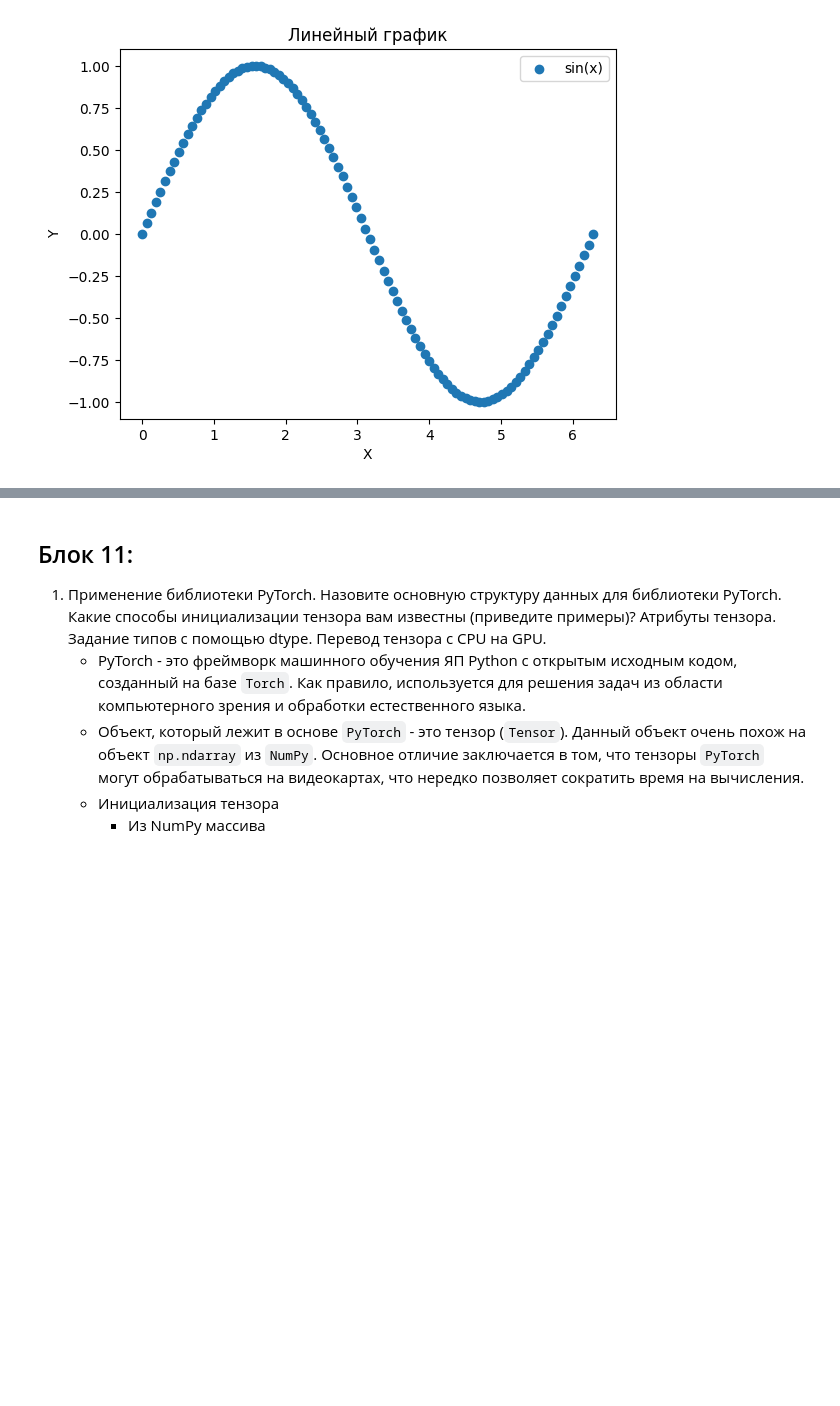
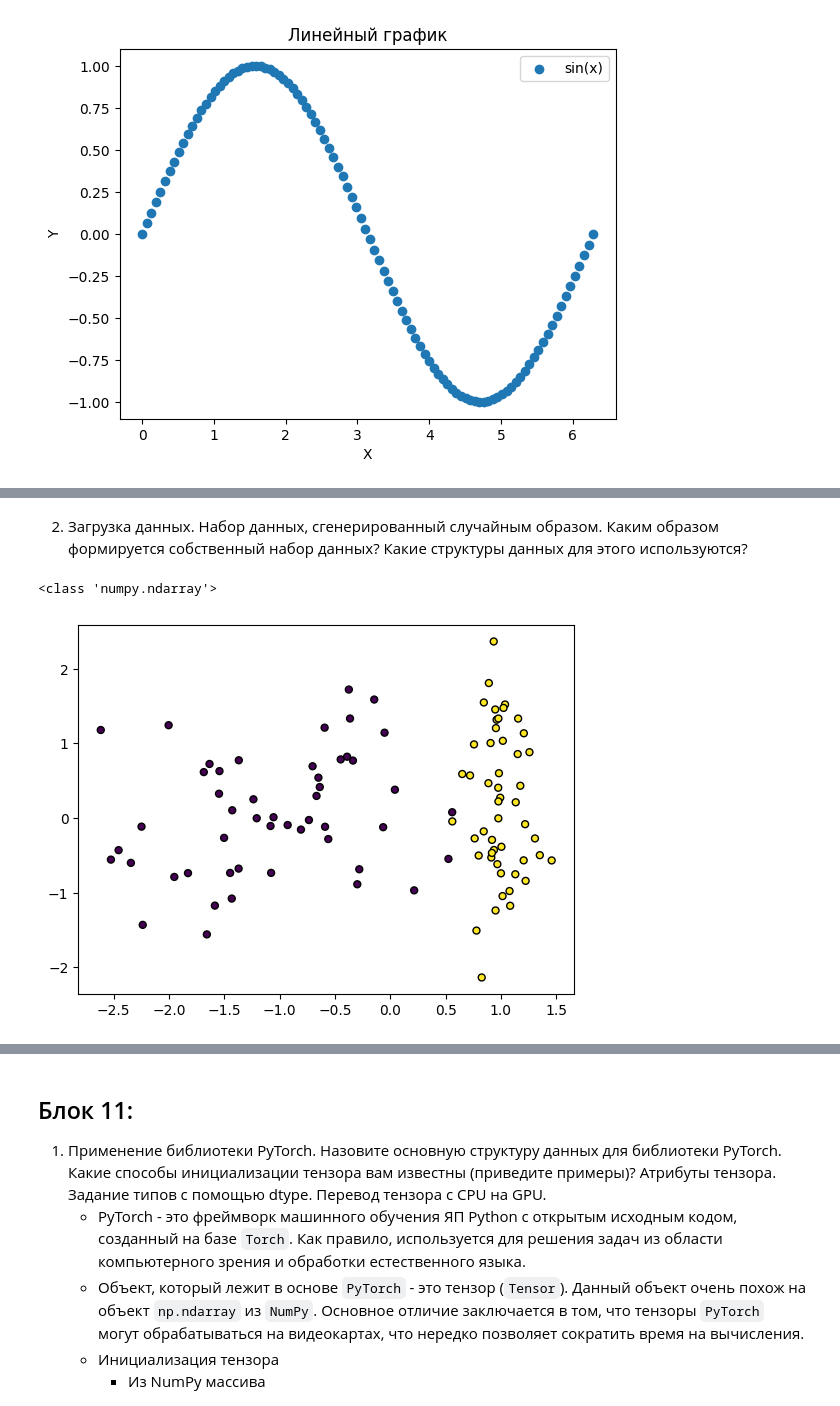
Before and after one commit to Quyntrd/zachet, a Jupyter notebook: zachet.ipynb, the cells around one changed output, grey strips where cells are left out. Saved outputs shown, nothing was run; the diff lists cells and outputs as text; code cells hidden in the pictures; blank space fills up the shorter version.

```diff
--- a/zachet.ipynb
+++ b/zachet.ipynb
@@ -836,0 +873,15 @@ plt.show()
+# %% [markdown]
+2. 	Загрузка данных. Набор данных, сгенерированный случайным образом. Каким образом формируется собственный набор данных? Какие структуры данных для этого используются?
+# %%
+#Тут у нас расхожденя нашего Google Doc-a и лекции про Scikit. Я буду брать инфу из лекции и дока, потому что лекция не полна
+
+import matplotlib.pyplot as plt
+from sklearn.datasets import make_classification
+
+#Пример создания случайного набора для классификации с двумя критериями, тоглько один из ктороых информативен
+x, y = make_classification(n_features=2, n_redundant=0, n_informative=1, n_clusters_per_class=1)
+plt.scatter(x[:, 0], x[:, 1], marker="o", c=y, s=25, edgecolor="k")
+print(type(x)) #Видим, что формируется NumPy-массив
+# %% [output]
+<class 'numpy.ndarray'>
+[figure, added]
```
Also changed, not shown: parts of 33 cells of this notebook.
